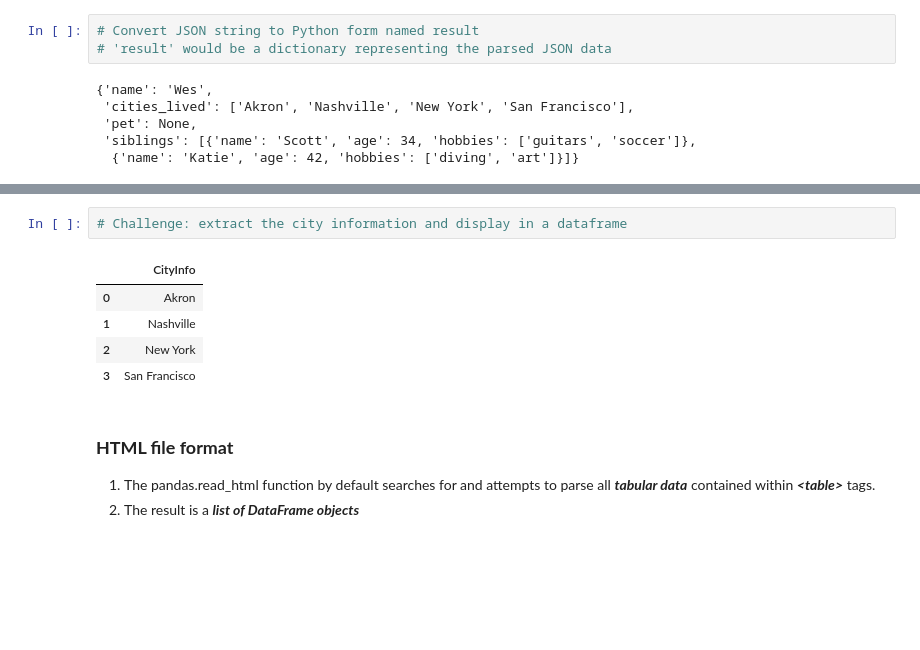
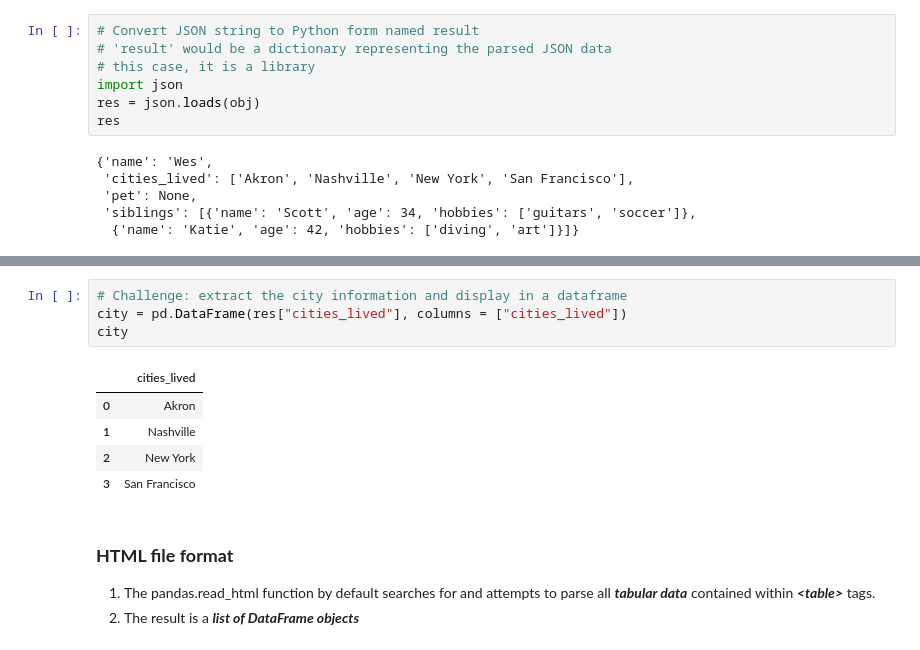
Before and after one commit to azrazainol/6014, a Jupyter notebook: Azra_Collab.ipynb, the cells around one changed output, grey strips where cells are left out. Cells and saved outputs as stored; diff of their text form; blank space fills up the shorter version.

```diff
--- a/Azra_Collab.ipynb
+++ b/Azra_Collab.ipynb
@@ -509,6 +512,10 @@ obj = """
 # %%
 # Convert JSON string to Python form named result
 # 'result' would be a dictionary representing the parsed JSON data
+# this case, it is a library
+import json
+res = json.loads(obj)
+res
 # %% [output]
 {'name': 'Wes',
  'cities_lived': ['Akron', 'Nashville', 'New York', 'San Francisco'],
@@ -527,8 +538,10 @@ obj = """
 | 1 | Katie | 42 | [diving, art] |
 # %%
 # Challenge: extract the city information and display in a dataframe
+city = pd.DataFrame(res["cities_lived"], columns = ["cities_lived"])
+city
 # %% [output]
-|  | CityInfo |
+|  | cities_lived |
 | 0 | Akron |
 | 1 | Nashville |
 | 2 | New York |
```
Also changed, not shown: parts of 9 cells of this notebook.
